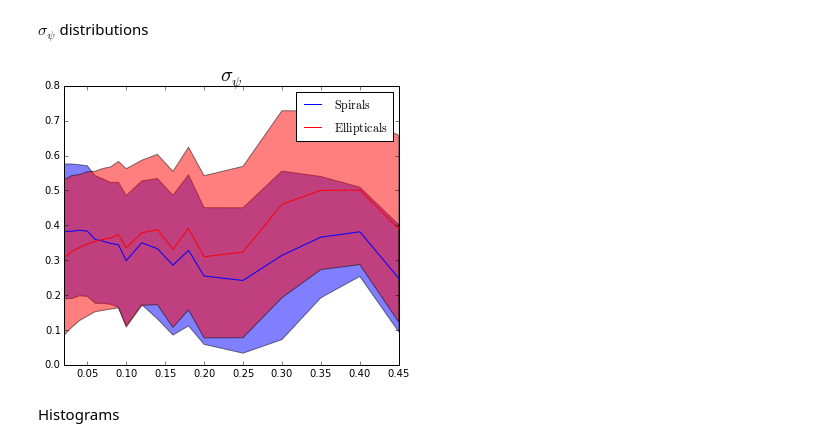
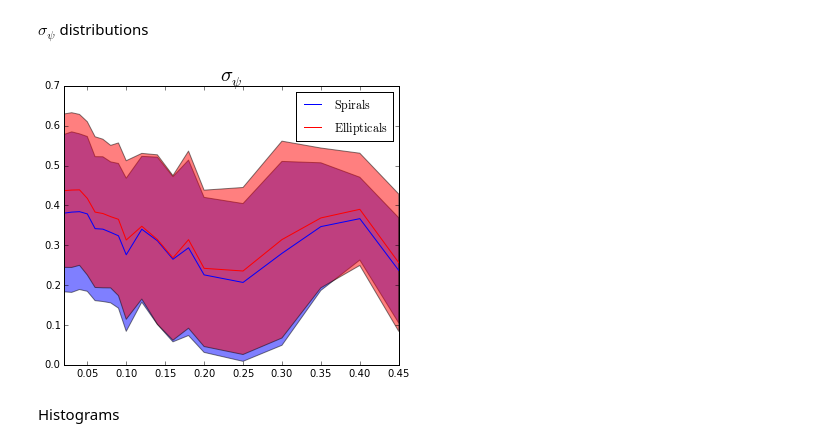
Before and after one commit to astroferreira/mfmtk-utils, a Jupyter notebook: notebooks/FERENGI Data Reduction.ipynb, the cells around one changed output. Cells and saved outputs as stored; diff of their text form; code cells hidden in the pictures.

```diff
--- a/notebooks/FERENGI Data Reduction.ipynb
+++ b/notebooks/FERENGI Data Reduction.ipynb
@@ -35,7 +36,7 @@ from mfmtkutils import *
 # %% [markdown]
 Setting up Paths, Redshift Steps and Class Information
 # %%
-path = '/data/catalogs/FERENGI/flux/'
+path = '/data/catalogs/FERENGI/SDSS/flux/'
 
 
 redshifts = ['0.02', '0.03', '0.04', '0.05', '0.06', '0.07', '0.08', '0.09', '0.10', '0.12',
@@ -43,7 +44,7 @@ redshifts = ['0.02', '0.03', '0.04', '0.05', '0.06', '0.07', '0.08', '0.09', '0.
 
 z = np.array(redshifts).astype(float)
 
-T_type = np.loadtxt('/data/datasets/EFIGI_PGC.txt', usecols=[0, 1], dtype=str).T
+T_type = np.loadtxt('/data/datasets/EFIGI_attributes.txt', usecols=[0, 1, 2, 3], dtype=str).T
 # %% [markdown]
 Which parameters do we need? (in order)
 # %%
@@ -371,12 +373,12 @@ $\sigma_{\psi}$ distributions
 # %%
 f, ax2 = plt.subplots(1,1, figsize=(6, 5))
 plt.subplots_adjust(wspace=0)
 ax2.set_xlim([0.02, 0.45])
-plot_as_gaussians(spsi[spirals], z, ax2, title=r'$\rm \sigma_{\psi}$', label=r'$\rm Spirals$')
-plot_as_gaussians(spsi[ellipticals], z, ax2, label=r'$\rm Ellipticals$', color='red')
+plot_as_gaussians(spsi[class1], z, ax2, title=r'$\rm \sigma_{\psi}$', label=r'$\rm Spirals$')
+plot_as_gaussians(spsi[class2], z, ax2, label=r'$\rm Ellipticals$', color='red')
 plt.legend(loc=1);
 # %% [output]
-[figure, old version]
+[figure, new version]
 # %% [markdown]
 Histograms
 # %%
```
Also changed, not shown: parts of 14 cells of this notebook, 2 other files.
